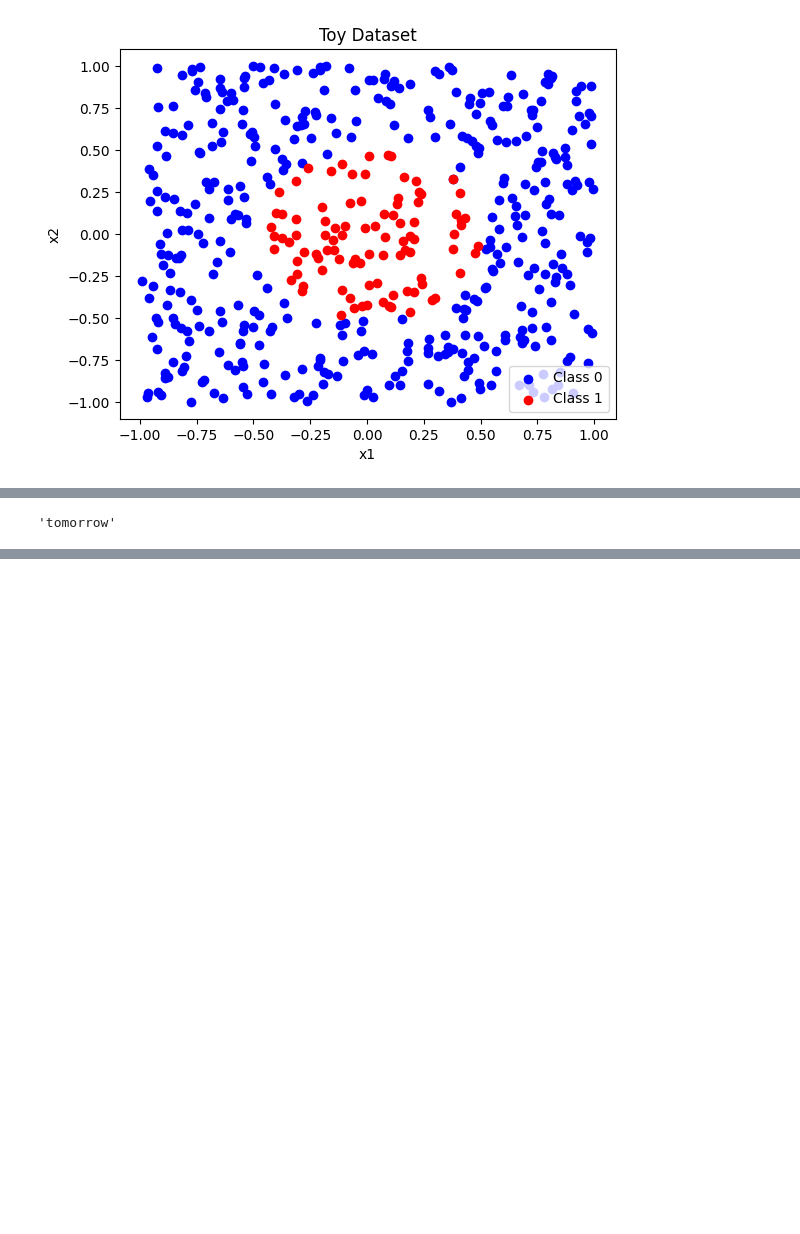
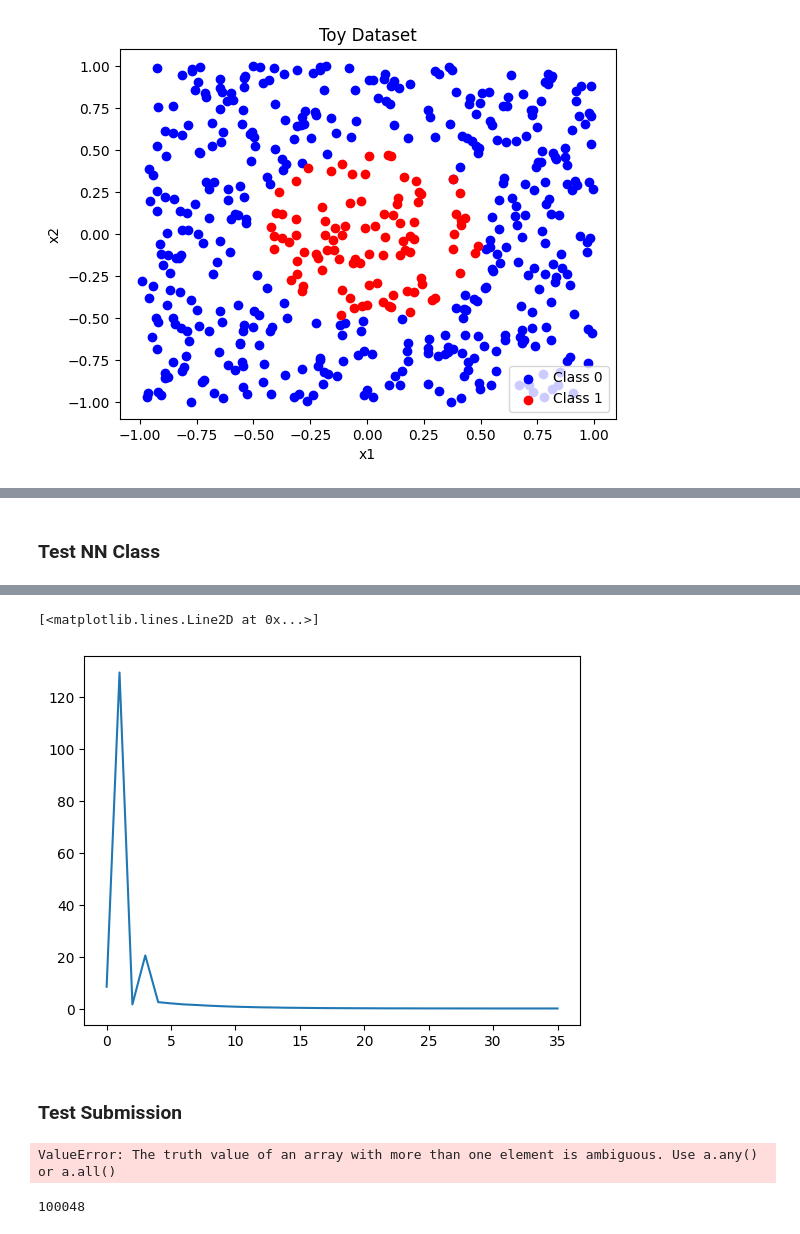
Before and after one commit to Ivonne320/ML_proj, a Jupyter notebook: project1/data_glance.ipynb, the cells around one changed output, grey strips where cells are left out. Drawn from its saved outputs; the diff is of its cells as text; code cells hidden in the pictures; blank space fills up the shorter version.

Commit message:
add submissions

```diff
--- a/project1/data_glance.ipynb
+++ b/project1/data_glance.ipynb
@@ -408,9 +339,14 @@ Epoch: 78 Loss: 0.6928195144086551
-# %%
-def do_something(x):
-    x["today"] = "tomorrow"
-
-dic = {"today": "today"}
-do_something(dic)
-dic["today"]
-# %% [output]
-'tomorrow'
+# %% [markdown]
+### Test NN Class ###
+# %%
+x_t, y_t, x_v, y_v = split_data(x_train_processed, y_train_processed, 0.8)
+x_t, y_t = data_augmentation(x_t, y_t)
+# x_t, _, _, _= pca(x_t, 100)
+nn = NeuralNetwork([np.shape(x_t)[1],400, 400, 200, 10, 1],'linear','mse')
+nn_trained, loss = nn.train(x_t, y_t, x_v, y_v, learning_rate=0.05, epochs=1000, batch_size=4062)
+# y_pred = predict_1(nn_trained,x_v)
+# predict_acc_pure(y_pred, y_v)
+# predict_f1_pure(y_pred, y_v)
+plt.figure()
+plt.plot(loss)
+# %% [output]
@@ -416,0 +360,2 @@ dic["today"]
+[<matplotlib.lines.Line2D at 0x...>]
+[figure, added]
@@ -416,0 +364,15 @@ dic["today"]
+# %% [markdown]
+### Test Submission ###
+# %%
+nn = NeuralNetwork.from_saved_weights('./5_layers.npz')
+best_thre = nn.network[-1]['best_threshold']
+test_pred = (forward_propagation(test_network,x_test_processed)[-1].squeeze() > best_thre).astype(int)
+test_pred = nn.predict_submission(x_test_processed, custom_threshold=best_thre)
+create_csv_submission(test_ids, test_pred, 'submission_5_layer.csv')
+# %% [output]
+ValueError: The truth value of an array with more than one element is ambiguous. Use a.any() or a.all()
+# %%
+np.unique(test_pred)
+np.sum(test_pred==1)
+# %% [output]
+100048
```
Also changed, not shown: parts of 11 cells of this notebook, 1 other file.
